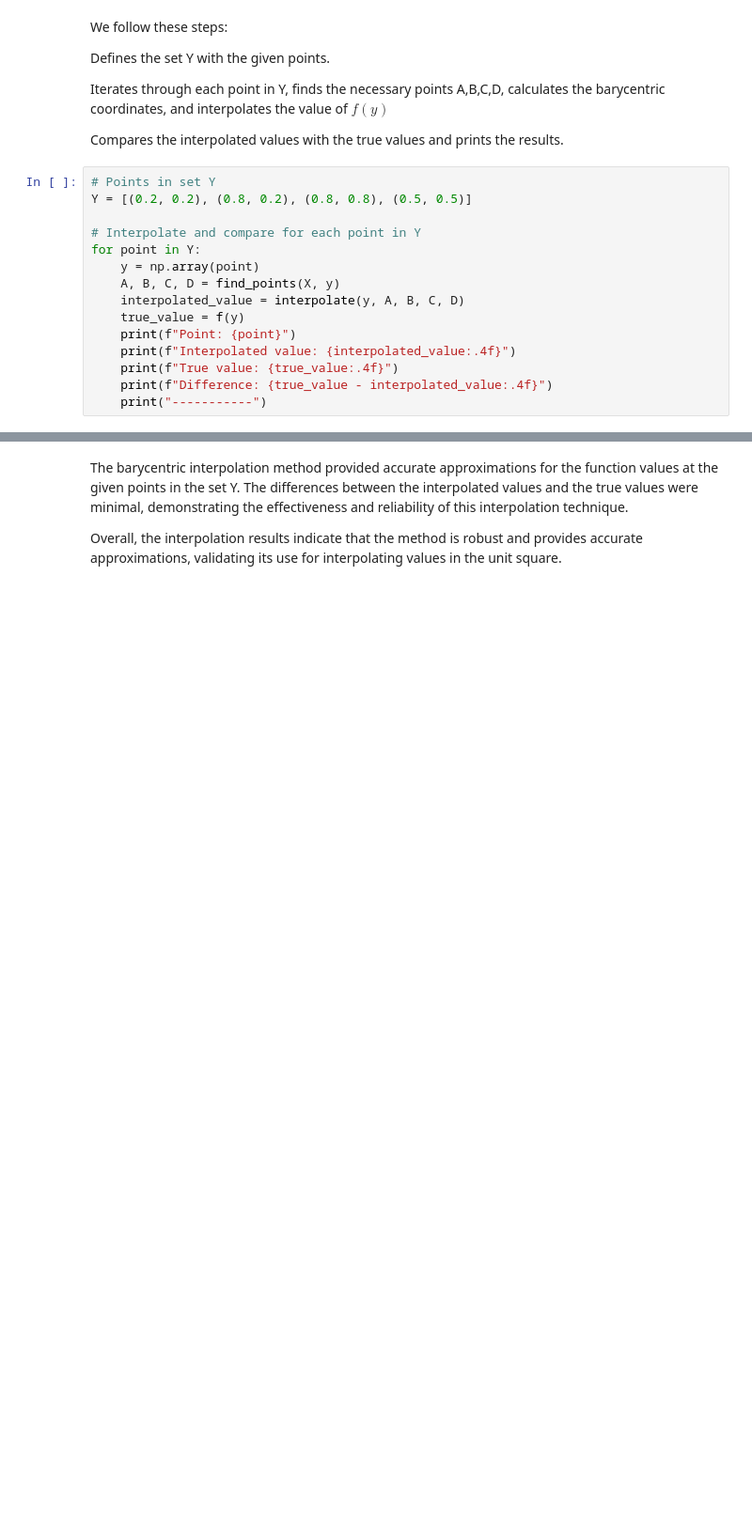
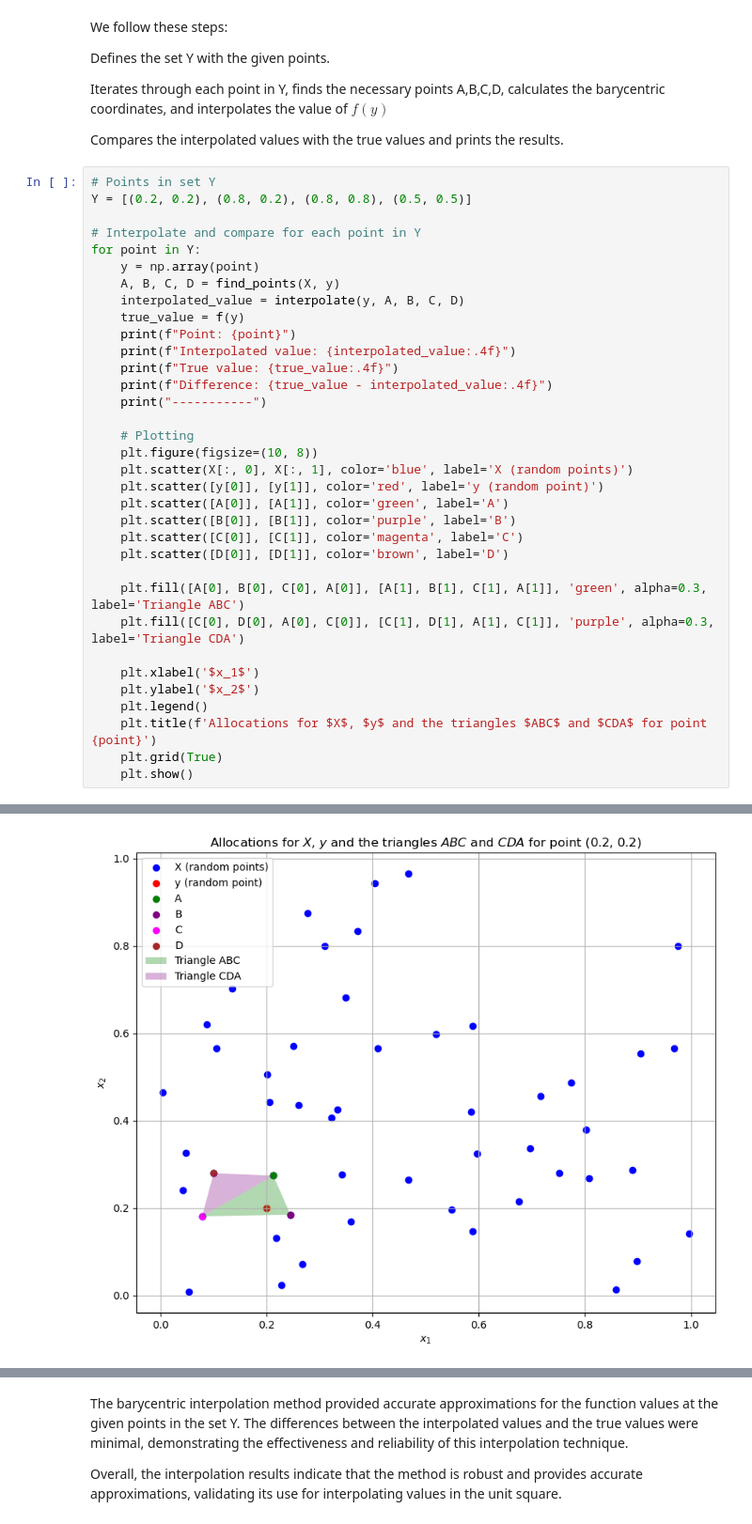
Before and after one commit to NumEconCopenhagen/projects-2024-maja-sarah-marcus, a Jupyter notebook: Exam/exam_2024.ipynb, the cells around one changed output, grey strips where cells are left out. Shown: that part at 94% size. Saved outputs shown, nothing was run; the diff lists cells and outputs as text; blank space fills up the shorter version.

```diff
--- a/Exam/exam_2024.ipynb
+++ b/Exam/exam_2024.ipynb
@@ -600,6 +600,25 @@ for point in Y:
     print(f"True value: {true_value:.4f}")
     print(f"Difference: {true_value - interpolated_value:.4f}")
     print("-----------")
+
+    # Plotting
+    plt.figure(figsize=(10, 8))
+    plt.scatter(X[:, 0], X[:, 1], color='blue', label='X (random points)')
+    plt.scatter([y[0]], [y[1]], color='red', label='y (random point)')
+    plt.scatter([A[0]], [A[1]], color='green', label='A')
+    plt.scatter([B[0]], [B[1]], color='purple', label='B')
+    plt.scatter([C[0]], [C[1]], color='magenta', label='C')
+    plt.scatter([D[0]], [D[1]], color='brown', label='D')
+
+    plt.fill([A[0], B[0], C[0], A[0]], [A[1], B[1], C[1], A[1]], 'green', alpha=0.3, label='Triangle ABC')
+    plt.fill([C[0], D[0], A[0], C[0]], [C[1], D[1], A[1], C[1]], 'purple', alpha=0.3, label='Triangle CDA')
+
+    plt.xlabel('$x_1$')
+    plt.ylabel('$x_2$')
+    plt.legend()
+    plt.title(f'Allocations for $X$, $y$ and the triangles $ABC$ and $CDA$ for point {point}')
+    plt.grid(True)
+    plt.show()
 # %% [output]
 Point: (0.2, 0.2)
 Interpolated value: 0.0403
@@ -623,0 +628 @@ Difference: -0.0013
+[figure, added]
```
Also changed, not shown: parts of 2 cells of this notebook.
